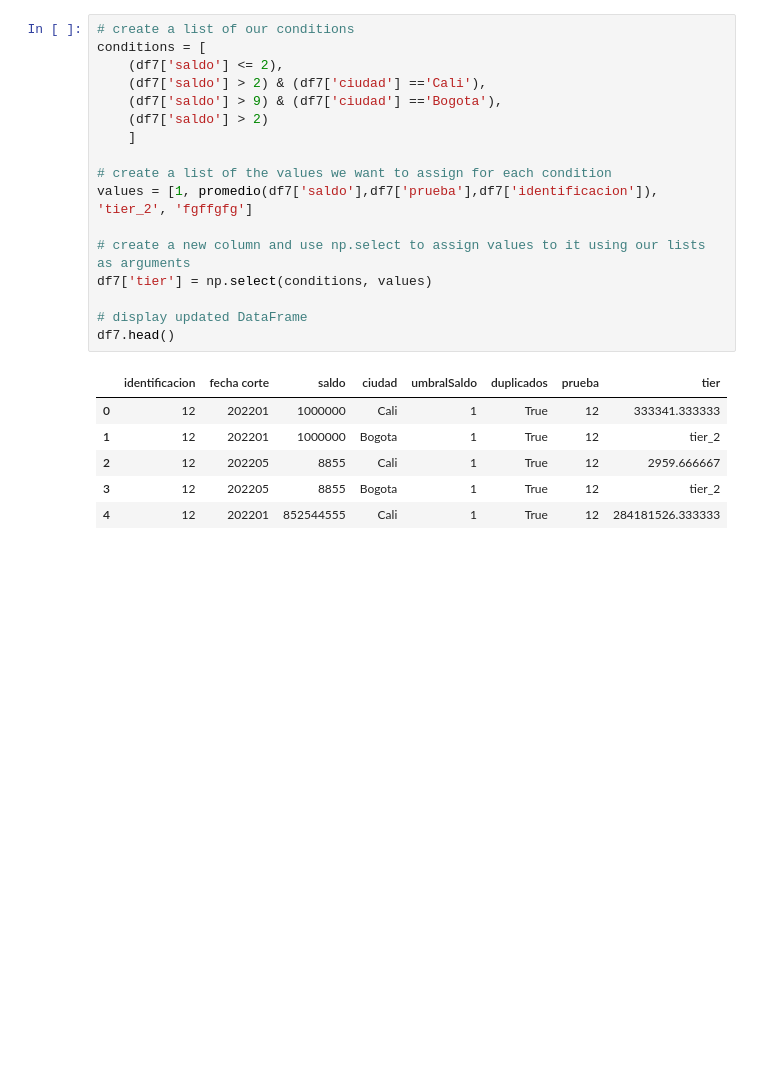
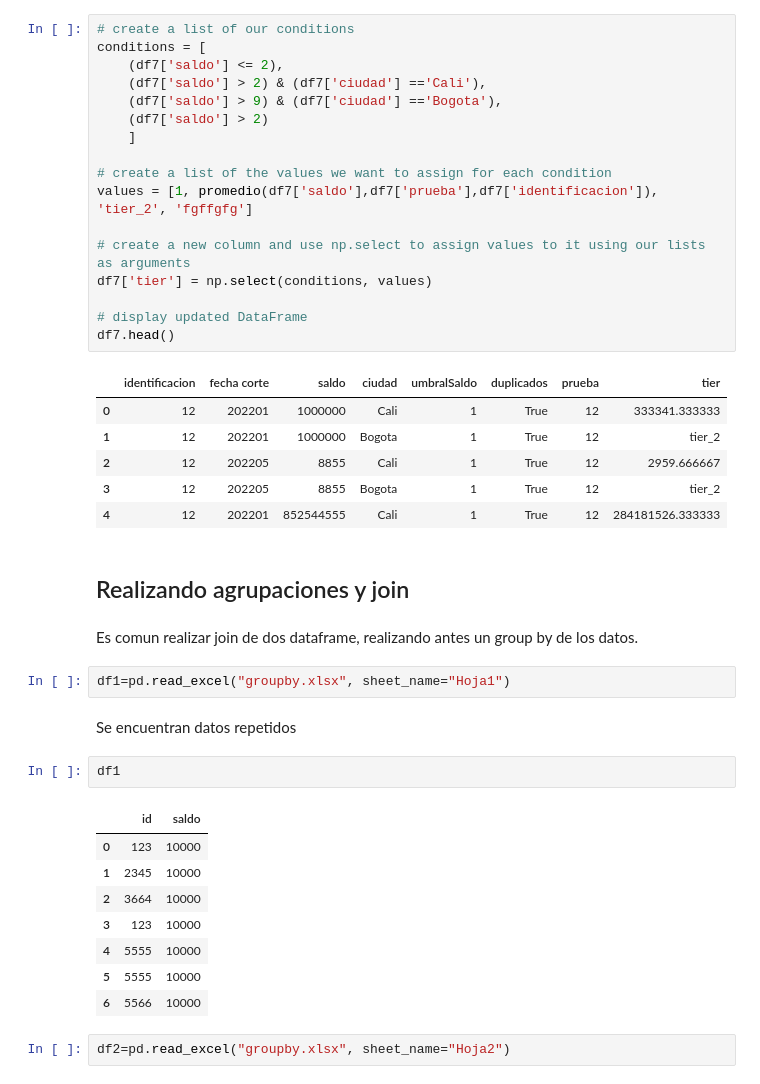
Before and after one commit to EdFlo15/notebooks, a Jupyter notebook: generalidades python.ipynb, the cells around one changed output. Drawn from its saved outputs; the diff is of its cells as text; blank space fills up the shorter version.

```diff
--- a/generalidades python.ipynb
+++ b/generalidades python.ipynb
@@ -1155,3 +1155,24 @@ df7.head()
 | 2 | 12 | 202205 | 8855 | Cali | 1 | True | 12 | 2959.666667 |
 | 3 | 12 | 202205 | 8855 | Bogota | 1 | True | 12 | tier_2 |
 | 4 | 12 | 202201 | 852544555 | Cali | 1 | True | 12 | 284181526.333333 |
+# %% [markdown]
+## Realizando agrupaciones y join
+# %% [markdown]
+Es comun realizar join de dos dataframe, realizando antes un group by de los datos.
+# %%
+df1=pd.read_excel("groupby.xlsx", sheet_name="Hoja1")
+# %% [markdown]
+Se encuentran datos repetidos
+# %%
+df1
+# %% [output]
+|  | id | saldo |
+| 0 | 123 | 10000 |
+| 1 | 2345 | 10000 |
+| 2 | 3664 | 10000 |
+| 3 | 123 | 10000 |
+| 4 | 5555 | 10000 |
+| 5 | 5555 | 10000 |
+| 6 | 5566 | 10000 |
+# %%
+df2=pd.read_excel("groupby.xlsx", sheet_name="Hoja2")
```
Also changed, not shown: parts of 10 cells of this notebook.
